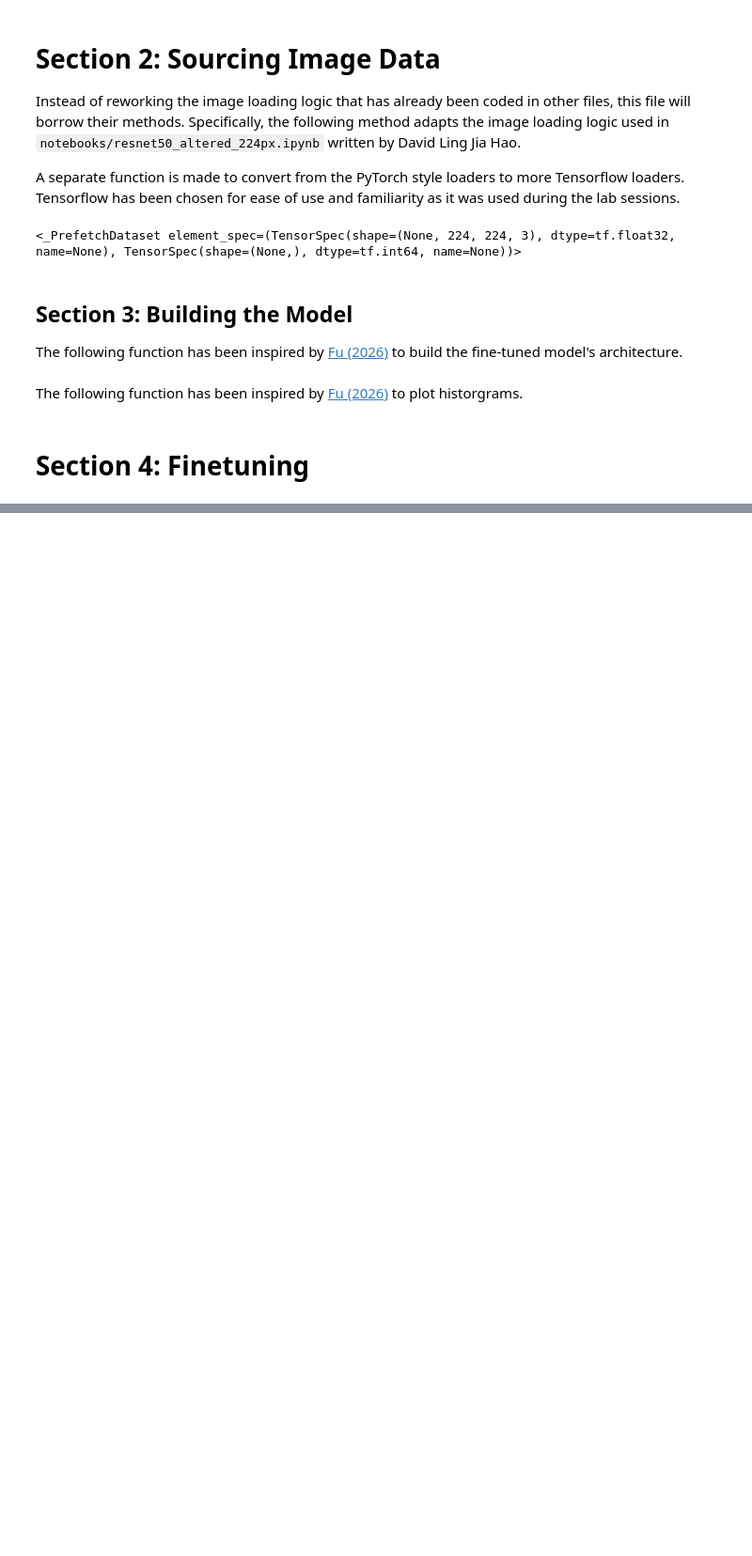
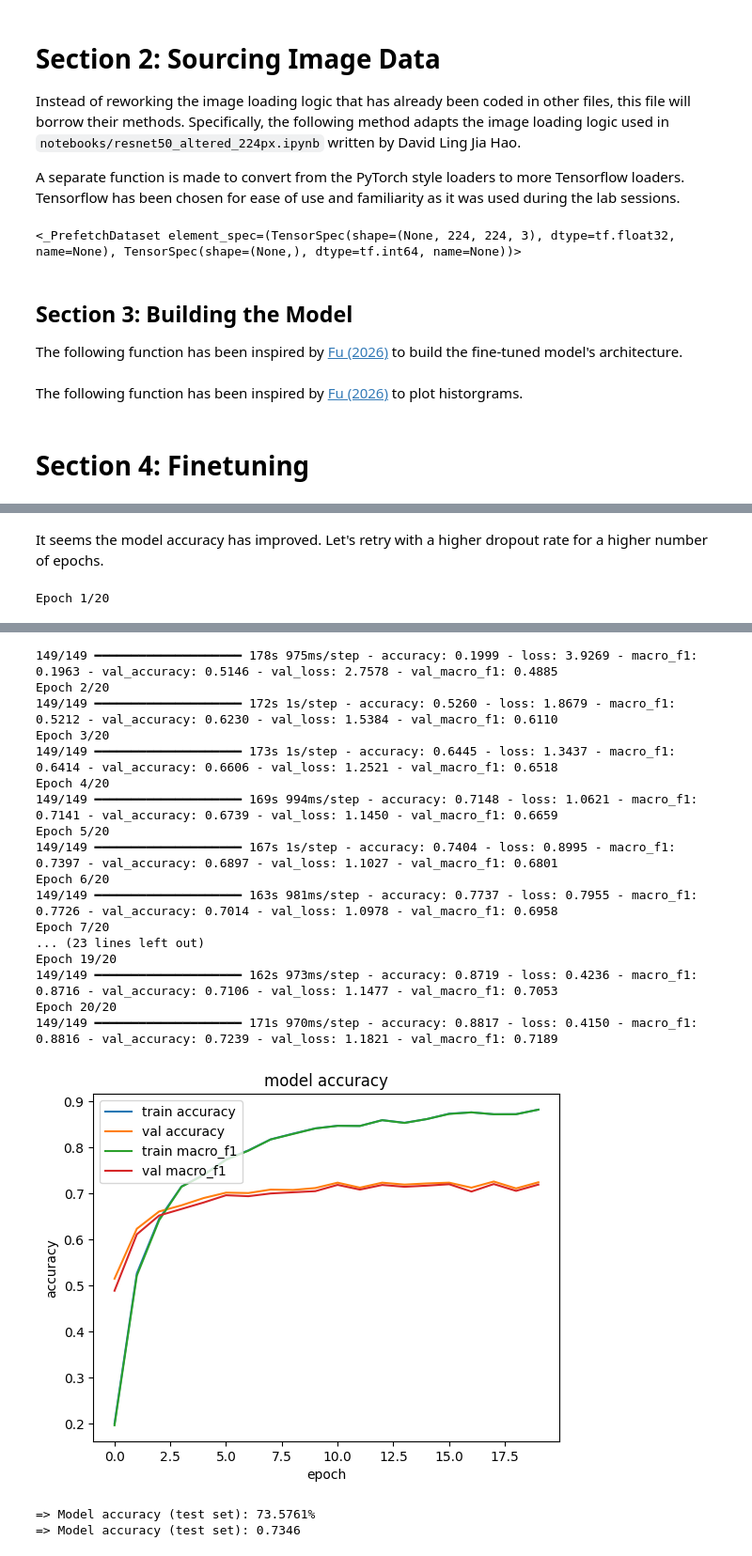
Before and after one commit to Flamingsides/f20dl-coursework-1, a Jupyter notebook: notebooks/efficientnetb0_fine_tuned.ipynb, the cells around one changed output, grey strips where cells are left out. Shown at 94% size. Cells and saved outputs as stored; diff of their text form; code cells hidden in the pictures; blank space fills up the shorter version.

```diff
--- a/notebooks/efficientnetb0_fine_tuned.ipynb
+++ b/notebooks/efficientnetb0_fine_tuned.ipynb
@@ -146,0 +282,32 @@ test_predictions = model.predict(test_ds)
+# %% [markdown]
+It seems the model accuracy has improved. Let's retry with a higher dropout rate for a higher number of epochs.
+# %%
+# Get model
+model = build_model(0.4, 1e-3)
+epochs = 20
+
+# After a laptop crash, it was deemed necessary to log backups.
+# The following code has been offered by Claude after the prompt:
+#   If my vscode closes and I restart the training, does it continue from where it stopped?
+#   If not, is there a way to make it do that?
+from keras import callbacks
+backup = callbacks.BackupAndRestore(backup_dir="./checkpoints/effnet_backup")
+log = callbacks.CSVLogger("./checkpoints/effnet_history.csv", append=True)
+best = callbacks.ModelCheckpoint("./checkpoints/effnet_best.keras",
+                                 monitor="val_accuracy", save_best_only=True)
+
+
+# To allow f1_scores to be used
+def one_hot(ds):
+    return ds.map(lambda x, y: (x, tf.one_hot(y, NUM_CLASSES)))
+
+hist = model.fit(
+    one_hot(train_ds),
+    epochs=epochs,
+    validation_data=one_hot(val_ds),
+    callbacks=[backup, log, best]
+)
+
+plot_hist(hist)
+# %% [output]
+Epoch 1/20
@@ -146,0 +315,45 @@ test_predictions = model.predict(test_ds)
+149/149 ━━━━━━━━━━━━━━━━━━━━ 178s 975ms/step - accuracy: 0.1999 - loss: 3.9269 - macro_f1: 0.1963 - val_accuracy: 0.5146 - val_loss: 2.7578 - val_macro_f1: 0.4885
+Epoch 2/20
+149/149 ━━━━━━━━━━━━━━━━━━━━ 172s 1s/step - accuracy: 0.5260 - loss: 1.8679 - macro_f1: 0.5212 - val_accuracy: 0.6230 - val_loss: 1.5384 - val_macro_f1: 0.6110
+Epoch 3/20
+149/149 ━━━━━━━━━━━━━━━━━━━━ 173s 1s/step - accuracy: 0.6445 - loss: 1.3437 - macro_f1: 0.6414 - val_accuracy: 0.6606 - val_loss: 1.2521 - val_macro_f1: 0.6518
+Epoch 4/20
+149/149 ━━━━━━━━━━━━━━━━━━━━ 169s 994ms/step - accuracy: 0.7148 - loss: 1.0621 - macro_f1: 0.7141 - val_accuracy: 0.6739 - val_loss: 1.1450 - val_macro_f1: 0.6659
+Epoch 5/20
+149/149 ━━━━━━━━━━━━━━━━━━━━ 167s 1s/step - accuracy: 0.7404 - loss: 0.8995 - macro_f1: 0.7397 - val_accuracy: 0.6897 - val_loss: 1.1027 - val_macro_f1: 0.6801
+Epoch 6/20
+149/149 ━━━━━━━━━━━━━━━━━━━━ 163s 981ms/step - accuracy: 0.7737 - loss: 0.7955 - macro_f1: 0.7726 - val_accuracy: 0.7014 - val_loss: 1.0978 - val_macro_f1: 0.6958
+Epoch 7/20
+... (23 lines left out)
+Epoch 19/20
+149/149 ━━━━━━━━━━━━━━━━━━━━ 162s 973ms/step - accuracy: 0.8719 - loss: 0.4236 - macro_f1: 0.8716 - val_accuracy: 0.7106 - val_loss: 1.1477 - val_macro_f1: 0.7053
+Epoch 20/20
+149/149 ━━━━━━━━━━━━━━━━━━━━ 171s 970ms/step - accuracy: 0.8817 - loss: 0.4150 - macro_f1: 0.8816 - val_accuracy: 0.7239 - val_loss: 1.1821 - val_macro_f1: 0.7189
+[figure, added]
+# %%
+# The following testing code has been taken from Claude (lightly edited).
+# Claude was asked to explain how to test the model given our test_ds is
+# a generator and not the entire dataset loaded into memory itself.
+
+import numpy as np
+from sklearn.metrics import accuracy_score, f1_score
+from keras.models import load_model
+from keras import Model
+
+# Load the best model (if using ModelCheckpoint in previous cell)
+# print("== Loading Best Model ==")
+# model: Model = load_model("./checkpoints/effnet_best.keras") # type: ignore
+# print("=> Loaded Best Model\n")
+
+y_preds, y_true = [], []
+for x, y in test_ds:
+    y_preds.append(model.predict_on_batch(x))
+    y_true.append(np.array(y))
+y_preds = np.concatenate(y_preds).argmax(1)
+y_true = np.concatenate(y_true)
+
+print(f"=> Model accuracy (test set): {accuracy_score(y_true, y_preds) * 100:.4f}%")
+print(f"=> Model accuracy (test set): {f1_score(y_true, y_preds, average="macro"):.4f}")
+# %% [output]
+=> Model accuracy (test set): 73.5761%
+=> Model accuracy (test set): 0.7346
```
Also changed, not shown: parts of 10 cells of this notebook.
